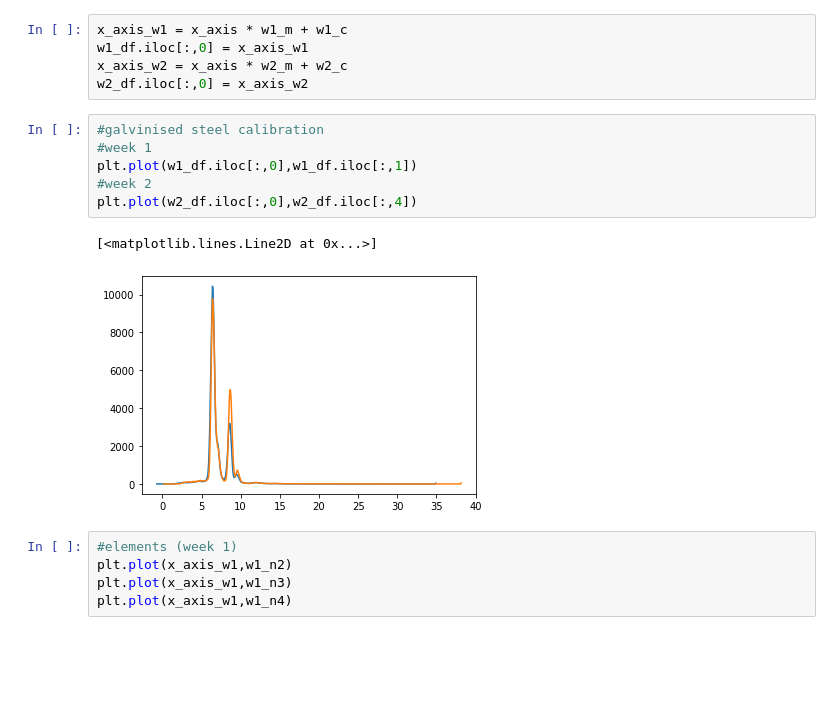
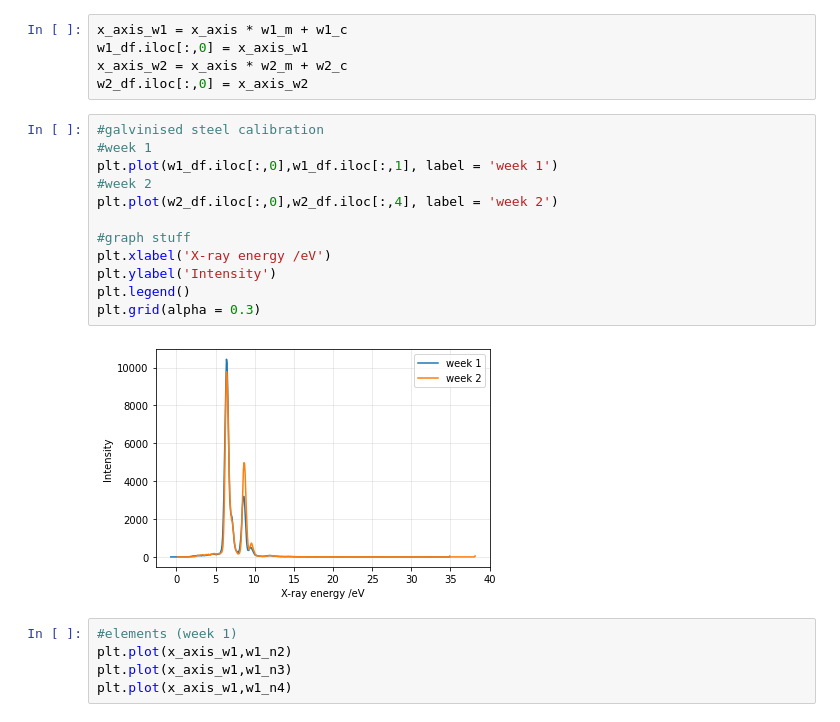
Before and after one commit to declan-healy/x-ray-fluorescence, a Jupyter notebook: Experiment_A2_X_ray_fluorescence.ipynb, the cells around one changed output. Saved outputs shown, nothing was run; the diff lists cells and outputs as text; blank space fills up the shorter version.

```diff
--- a/Experiment_A2_X_ray_fluorescence.ipynb
+++ b/Experiment_A2_X_ray_fluorescence.ipynb
@@ -146,12 +151,17 @@ w2_df.iloc[:,0] = x_axis_w2
 # %%
 #galvinised steel calibration
 #week 1
-plt.plot(w1_df.iloc[:,0],w1_df.iloc[:,1])
+plt.plot(w1_df.iloc[:,0],w1_df.iloc[:,1], label = 'week 1')
 #week 2
-plt.plot(w2_df.iloc[:,0],w2_df.iloc[:,4])
+plt.plot(w2_df.iloc[:,0],w2_df.iloc[:,4], label = 'week 2')
+
+#graph stuff
+plt.xlabel('X-ray energy /eV')
+plt.ylabel('Intensity')
+plt.legend()
+plt.grid(alpha = 0.3)
 # %% [output]
-[<matplotlib.lines.Line2D at 0x...>]
-[figure, old version]
+[figure, new version]
 # %%
 #elements (week 1)
 plt.plot(x_axis_w1,w1_n2)
```
Also changed, not shown: parts of 2 cells of this notebook.
